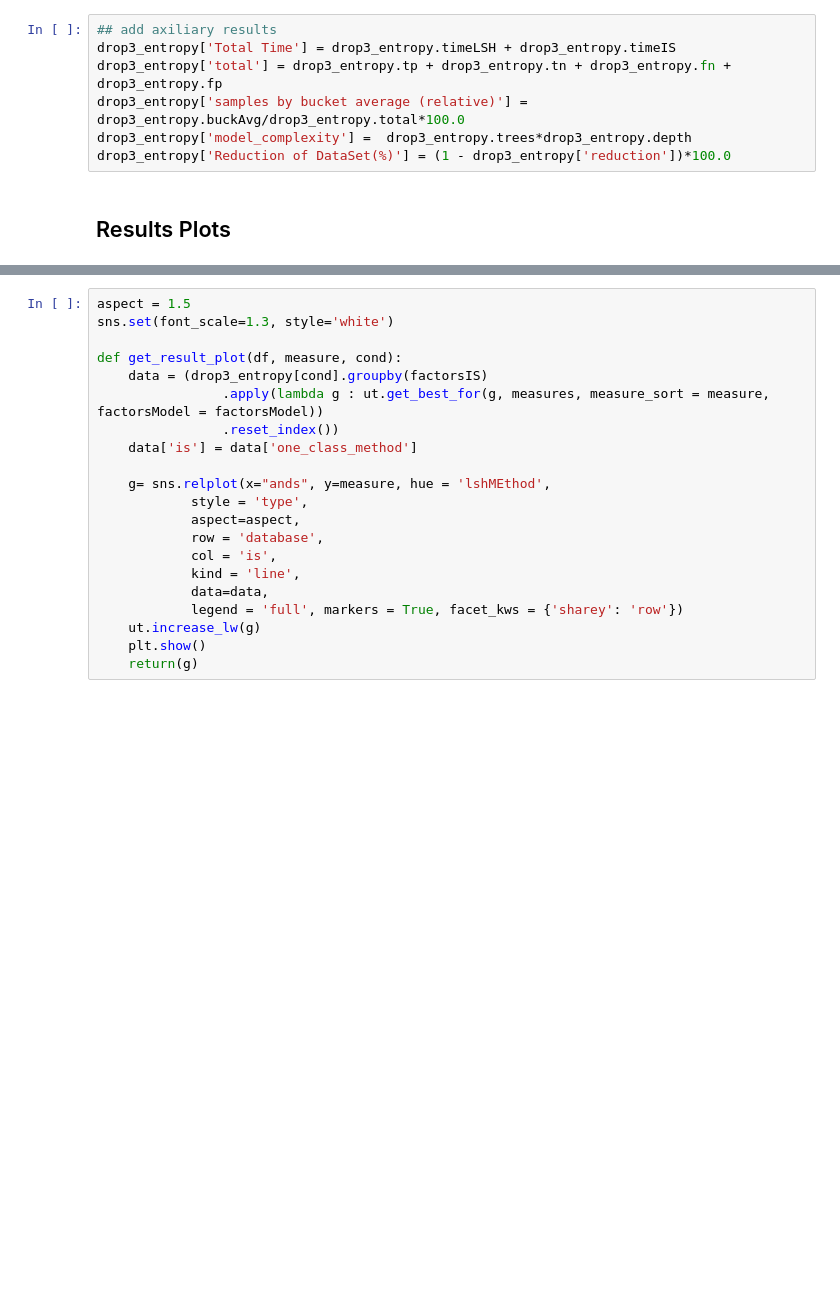
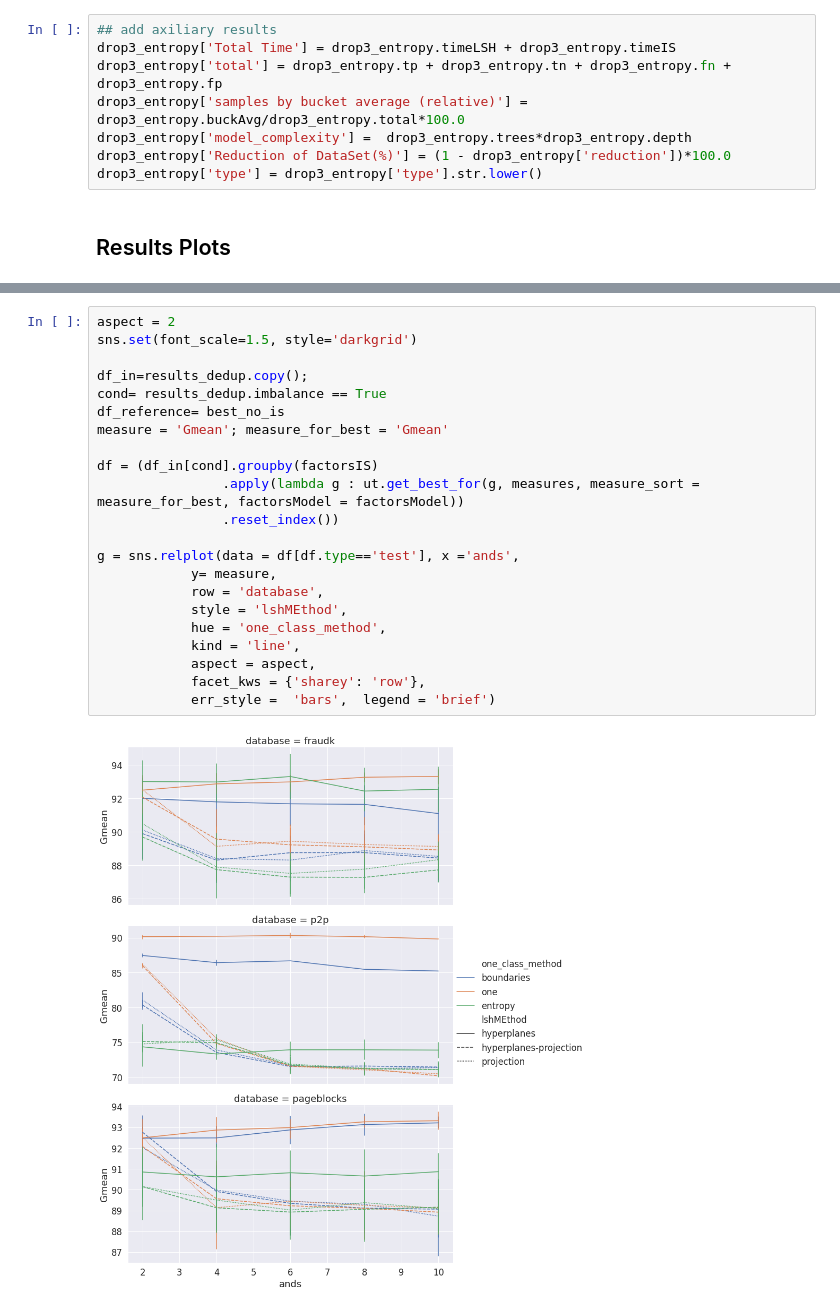
Before and after one commit to germaneduardo/results-analysis, a Jupyter notebook: results.ipynb, the cells around one changed output, grey strips where cells are left out. Saved outputs shown, nothing was run; the diff lists cells and outputs as text; blank space fills up the shorter version.

```diff
--- a/results.ipynb
+++ b/results.ipynb
@@ -91,5 +101,6 @@ drop3_entropy['total'] = drop3_entropy.tp + drop3_entropy.tn + drop3_entropy.fn
 drop3_entropy['samples by bucket average (relative)'] = drop3_entropy.buckAvg/drop3_entropy.total*100.0
 drop3_entropy['model_complexity'] =  drop3_entropy.trees*drop3_entropy.depth
 drop3_entropy['Reduction of DataSet(%)'] = (1 - drop3_entropy['reduction'])*100.0
+drop3_entropy['type'] = drop3_entropy['type'].str.lower()
 # %% [markdown]
 ## Results Plots
@@ -115,21 +276,24 @@ best_no_is
 # %%
-aspect = 1.5
-sns.set(font_scale=1.3, style='white')
+aspect = 2
+sns.set(font_scale=1.5, style='darkgrid')
 
-def get_result_plot(df, measure, cond):
-    data = (drop3_entropy[cond].groupby(factorsIS)
-                .apply(lambda g : ut.get_best_for(g, measures, measure_sort = measure, factorsModel = factorsModel))
+df_in=results_dedup.copy();
+cond= results_dedup.imbalance == True
+df_reference= best_no_is
+measure = 'Gmean'; measure_for_best = 'Gmean'
+
+df = (df_in[cond].groupby(factorsIS)
+                .apply(lambda g : ut.get_best_for(g, measures, measure_sort = measure_for_best, factorsModel = factorsModel))
                 .reset_index())
-    data['is'] = data['one_class_method']
 
-    g= sns.relplot(x="ands", y=measure, hue = 'lshMEthod',
-            style = 'type',
-            aspect=aspect,
+g = sns.relplot(data = df[df.type=='test'], x ='ands',
+            y= measure,
             row = 'database',
-            col = 'is',
+            style = 'lshMEthod',
+            hue = 'one_class_method',
             kind = 'line',
-            data=data,
-            legend = 'full', markers = True, facet_kws = {'sharey': 'row'})
-    ut.increase_lw(g)
-    plt.show()
-    return(g)
+            aspect = aspect,
+            facet_kws = {'sharey': 'row'},
+            err_style =  'bars',  legend = 'brief')
+# %% [output]
+[figure, added]
```
Also changed, not shown: parts of 34 cells of this notebook, 21 other files.
